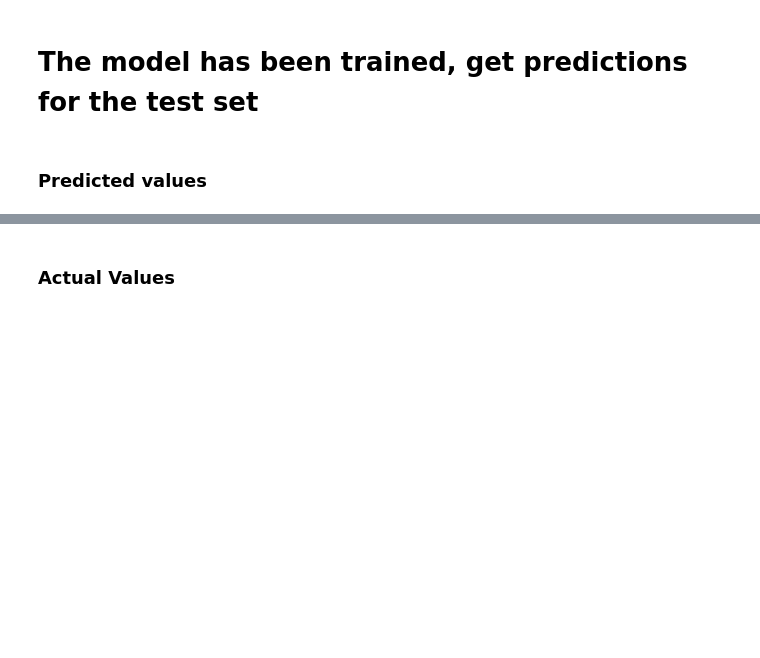
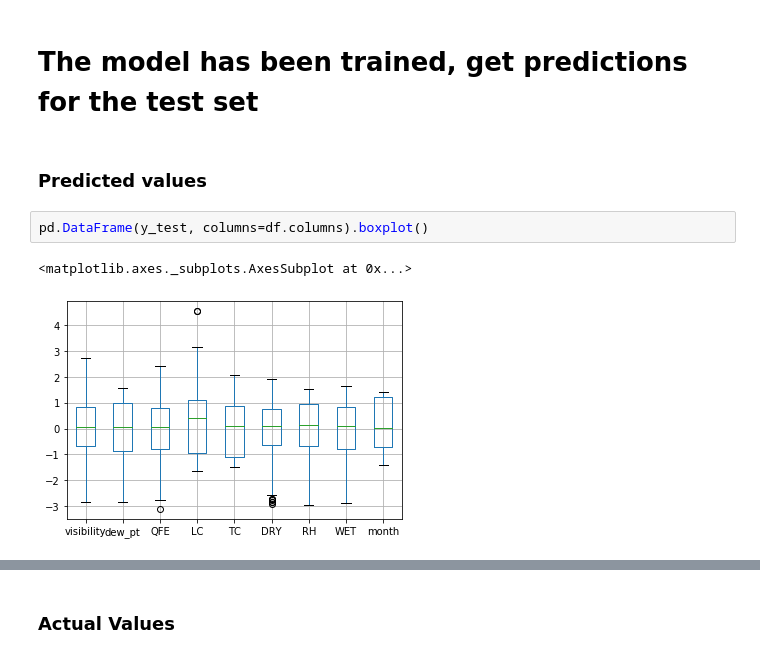
Before and after one commit to kaushu42/weather-forecast-nepal, a Jupyter notebook: model.ipynb, the cells around one changed output, grey strips where cells are left out. Drawn from its saved outputs; the diff is of its cells as text; blank space fills up the shorter version.

```diff
--- a/model.ipynb
+++ b/model.ipynb
@@ -136,3 +179,8 @@ plt.legend()
 # The model has been trained, get predictions for the test set
 # %% [markdown]
 ### Predicted values
+# %%
+pd.DataFrame(y_test, columns=df.columns).boxplot()
+# %% [output]
+<matplotlib.axes._subplots.AxesSubplot at 0x...>
+[figure, added]
```
Also changed, not shown: parts of 24 cells of this notebook, 2 other files.
